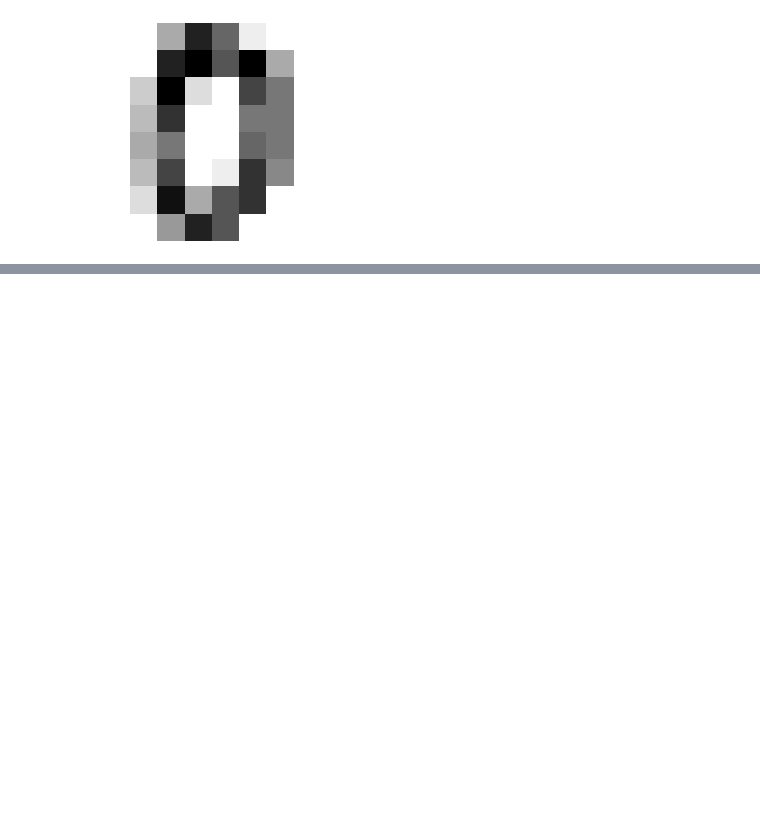
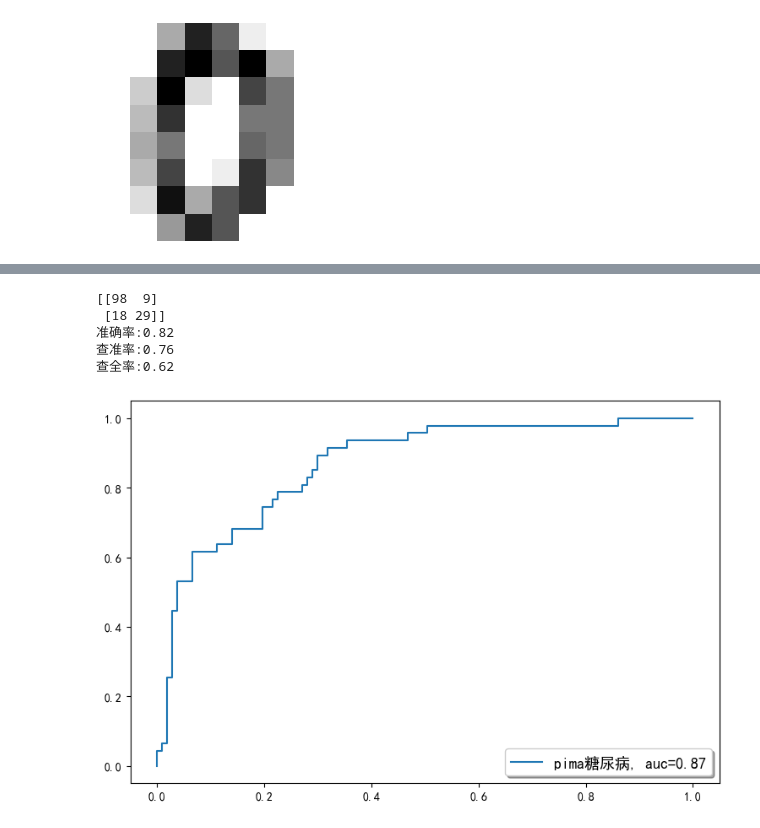
Before and after one commit to Inspritionzzz/jupyter, a Jupyter notebook: scikit-learn_fundamentals.ipynb, the cells around one changed output, grey strips where cells are left out. Drawn from its saved outputs; the diff is of its cells as text; code cells hidden in the pictures; blank space fills up the shorter version.

```diff
--- a/scikit-learn_fundamentals.ipynb
+++ b/scikit-learn_fundamentals.ipynb
@@ -65,0 +259,55 @@ sklearn.__version__
+# %%
+# 3. Logic回归
+# 导入数据
+import pandas as pd
+col_names = ['pregnant', 'glucose', 'bp', 'skin', 'insulin', 'bmi', 'pedigree', 'age', 'label']
+# load dataset
+pima = pd.read_csv("datasets/diabetes.csv", header=None, names=col_names)
+
+#（2）分割特征和目标变量
+feature_cols = ['pregnant', 'insulin', 'bmi', 'age','glucose','bp','pedigree']
+X = pima[feature_cols] # 特征
+y = pima.label # 目标
+# 分割数据
+from sklearn.model_selection import train_test_split
+X_train,X_test,y_train,y_test=train_test_split(X,y,test_size=0.2,random_state=0)
+
+# 模型选择和训练
+from sklearn.linear_model import LogisticRegression
+
+# instantiate the model (using the default parameters)
+logreg = LogisticRegression(solver='newton-cg')
+
+# fit the model with data
+logreg.fit(X_train,y_train)
+y_pred = logreg.predict(X_test)
+
+# 使用混淆矩阵来评估模型
+from sklearn import metrics
+cnf_matrix = metrics.confusion_matrix(y_test, y_pred)
+print(cnf_matrix)
+
+# 输出性能
+print("准确率:{:.2f}".format(metrics.accuracy_score(y_test, y_pred)))
+print("查准率:{:.2f}".format(metrics.precision_score(y_test, y_pred)))
+print("查全率:{:.2f}".format(metrics.recall_score(y_test, y_pred)))
+
+# ROC曲线
+import matplotlib.pyplot as plt
+# 为在Matplotlib中显示中文，设置特殊字体
+plt.rcParams['font.sans-serif']=['SimHei']
+fig = plt.figure(figsize=(9, 6), dpi=100)
+ax = fig.add_subplot(111)
+y_pred_proba = logreg.predict_proba(X_test)[::,1]
+fpr, tpr, _ = metrics.roc_curve(y_test,  y_pred_proba)
+auc = metrics.roc_auc_score(y_test, y_pred_proba)
+plt.plot(fpr,tpr,label="pima糖尿病, auc={:.2f}".format(auc))
+plt.legend(shadow=True, fontsize=13, loc = 4)
+plt.show()
+# %% [output]
+[[98  9]
+ [18 29]]
+准确率:0.82
+查准率:0.76
+查全率:0.62
+[figure, added]
```
Also changed, not shown: parts of 9 cells of this notebook, 2 other files.
